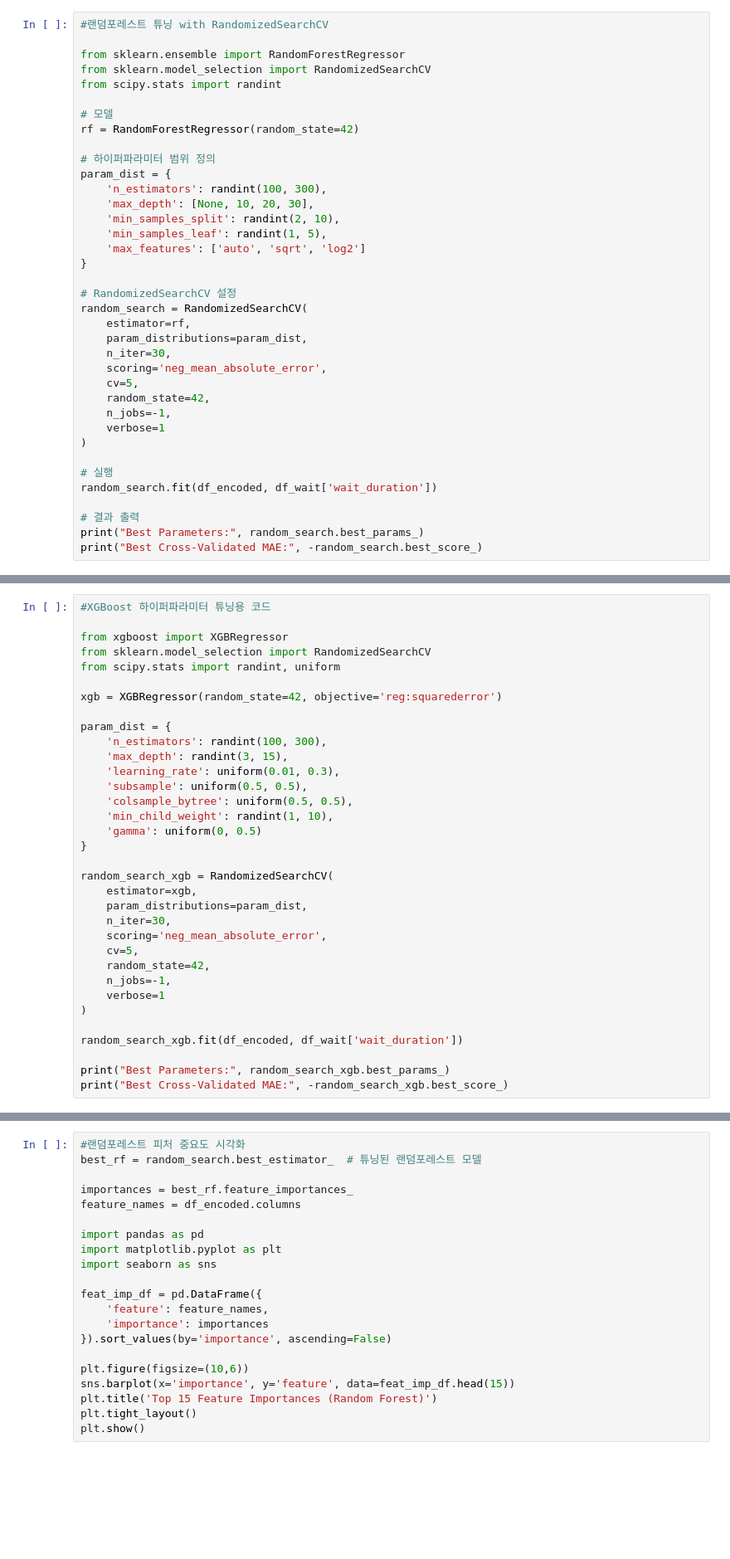
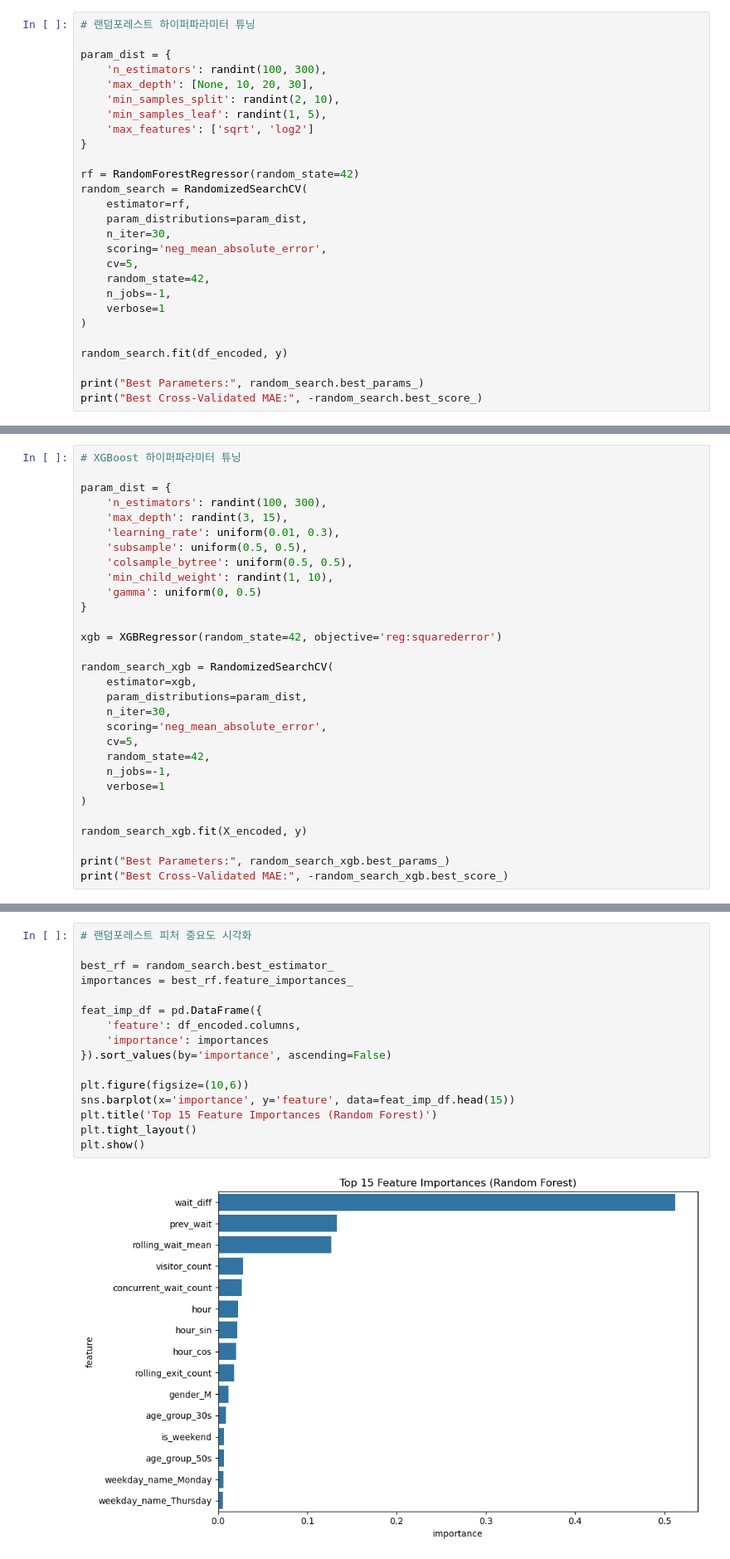
Before and after one commit to kyoungjoosin/crowd-analytics-seat-optimization, a Jupyter notebook: notebooks/03_model_training.ipynb, the cells around one changed output, grey strips where cells are left out. Shown at 83% size. Cells and saved outputs as stored; diff of their text form; blank space fills up the shorter version.

```diff
--- a/notebooks/03_model_training.ipynb
+++ b/notebooks/03_model_training.ipynb
@@ -578,23 +154,15 @@ print("Average MAE:", -np.mean(mae_scores))
 # %%
-#랜덤포레스트 튜닝 with RandomizedSearchCV
+# 랜덤포레스트 하이퍼파라미터 튜닝
 
-from sklearn.ensemble import RandomForestRegressor
-from sklearn.model_selection import RandomizedSearchCV
-from scipy.stats import randint
-
-# 모델
-rf = RandomForestRegressor(random_state=42)
-
-# 하이퍼파라미터 범위 정의
 param_dist = {
     'n_estimators': randint(100, 300),
     'max_depth': [None, 10, 20, 30],
     'min_samples_split': randint(2, 10),
     'min_samples_leaf': randint(1, 5),
-    'max_features': ['auto', 'sqrt', 'log2']
+    'max_features': ['sqrt', 'log2']
 }
 
-# RandomizedSearchCV 설정
+rf = RandomForestRegressor(random_state=42)
 random_search = RandomizedSearchCV(
     estimator=rf,
     param_distributions=param_dist,
@@ -606,9 +174,7 @@ random_search = RandomizedSearchCV(
     verbose=1
 )
 
-# 실행
-random_search.fit(df_encoded, df_wait['wait_duration'])
+random_search.fit(df_encoded, y)
 
-# 결과 출력
 print("Best Parameters:", random_search.best_params_)
 print("Best Cross-Validated MAE:", -random_search.best_score_)
@@ -722,11 +218,5 @@ print("R² Score:", r2_score(y_test, y_pred))
 # %%
-#XGBoost 하이퍼파라미터 튜닝용 코드
-
-from xgboost import XGBRegressor
-from sklearn.model_selection import RandomizedSearchCV
-from scipy.stats import randint, uniform
-
-xgb = XGBRegressor(random_state=42, objective='reg:squarederror')
+# XGBoost 하이퍼파라미터 튜닝
 
 param_dist = {
     'n_estimators': randint(100, 300),
@@ -737,6 +227,8 @@ param_dist = {
     'min_child_weight': randint(1, 10),
     'gamma': uniform(0, 0.5)
 }
+
+xgb = XGBRegressor(random_state=42, objective='reg:squarederror')
 
 random_search_xgb = RandomizedSearchCV(
     estimator=xgb,
@@ -749,7 +241,7 @@ random_search_xgb = RandomizedSearchCV(
     verbose=1
 )
 
-random_search_xgb.fit(df_encoded, df_wait['wait_duration'])
+random_search_xgb.fit(X_encoded, y)
 
 print("Best Parameters:", random_search_xgb.best_params_)
 print("Best Cross-Validated MAE:", -random_search_xgb.best_score_)
@@ -778,21 +285,18 @@ plt.show()
 # %%
-#랜덤포레스트 피처 중요도 시각화
-best_rf = random_search.best_estimator_  # 튜닝된 랜덤포레스트 모델
+# 랜덤포레스트 피처 중요도 시각화
 
+best_rf = random_search.best_estimator_
 importances = best_rf.feature_importances_
-feature_names = df_encoded.columns
-
-import pandas as pd
-import matplotlib.pyplot as plt
-import seaborn as sns
 
 feat_imp_df = pd.DataFrame({
-    'feature': feature_names,
+    'feature': df_encoded.columns,
     'importance': importances
 }).sort_values(by='importance', ascending=False)
 
 plt.figure(figsize=(10,6))
 sns.barplot(x='importance', y='feature', data=feat_imp_df.head(15))
 plt.title('Top 15 Feature Importances (Random Forest)')
 plt.tight_layout()
 plt.show()
+# %% [output]
+[figure, added]
```
Also changed, not shown: parts of 33 cells of this notebook.
